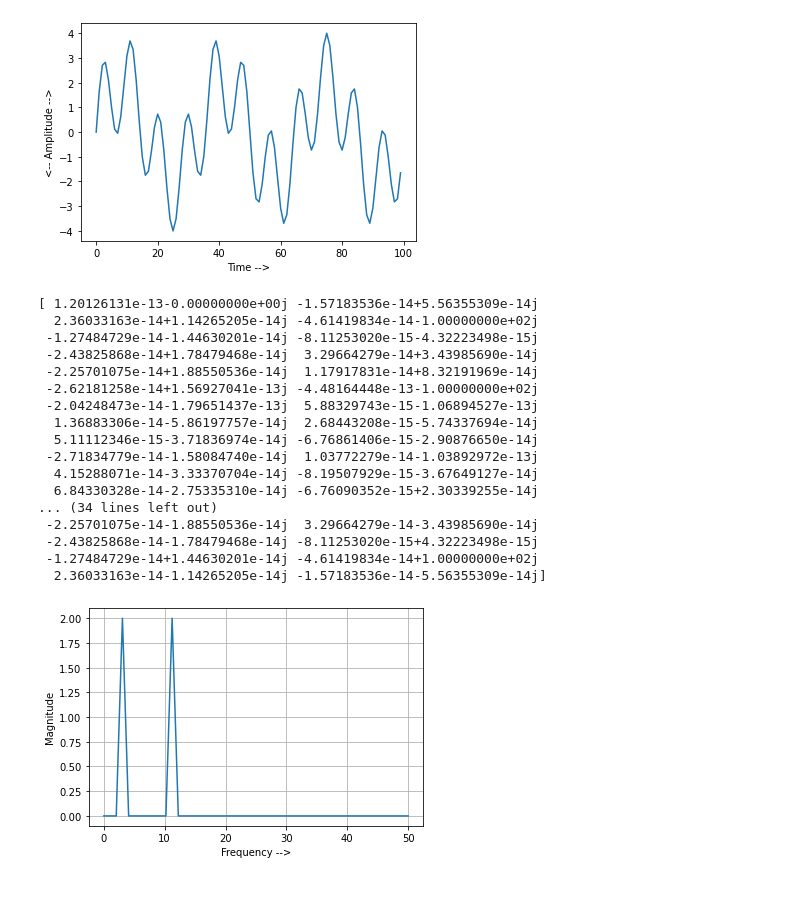
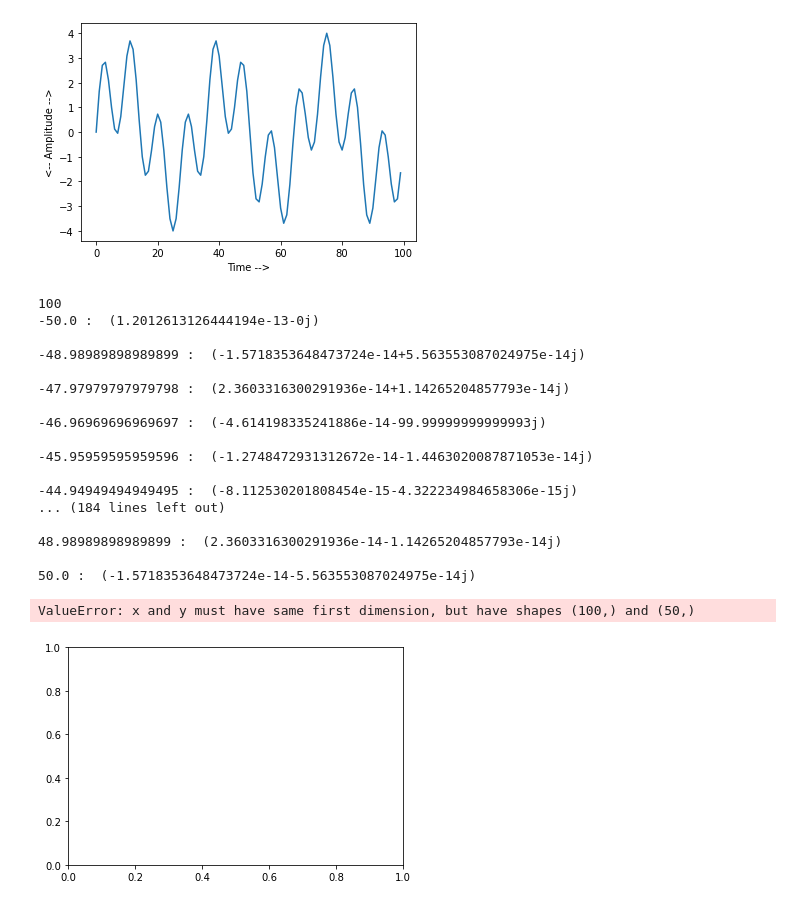
Before and after one commit to sipsorcery/prototypes, a Jupyter notebook: AudioScope/audio_visualise.ipynb, the cells around one changed output. Cells and saved outputs as stored; diff of their text form; code cells hidden in the pictures.

Commit message:
Math.Net and python scipy libraries appear to be returning fft results in the same format. Next stp to check rust fft.

```diff
--- a/AudioScope/audio_visualise.ipynb
+++ b/AudioScope/audio_visualise.ipynb
@@ -30,50 +30,53 @@ num_samples = 100
 x = np.arange(num_samples)
 yl_3 = 2 * np.sin(2*np.pi*3 * (x/num_samples))
 yl_11 = 2 * np.sin(2*np.pi*11 * (x/num_samples))
 yl_sum = yl_3 + yl_11
 #plt.figure(figsize=(20,10))
 plt.figure()
 #plt.stem(x,yl, 'r', use_line_collection=True)
 plt.plot(x,yl_sum)
 plt.xlabel("Time -->")
 plt.ylabel("<-- Amplitude -->")
 plt.show()
 
 #print(yl)
 
 def fft_plot(signal, sampling_rate):
     n = len(signal)
     T = 1/sampling_rate
     yf = scipy.fft.fft(signal)
-    print(yf)
-    xf = np.linspace(0.0, sampling_rate/2.0, n//2)
+    print(len(yf))
+    xf = np.linspace(-sampling_rate/2.0, sampling_rate/2.0, n)
     #print(xf)
+    for x,y in zip(xf, yf):
+        print(x , ": " ,y, "\n")
     fig, ax = plt.subplots()
     ax.plot(xf, 2.0/n * np.abs(yf[:n//2]))
     plt.grid()
     plt.xlabel("Frequency -->")
     plt.ylabel("Magnitude")
     return plt.show()
 
 fft_plot(yl_sum, num_samples)
 #fft_plot(audio_samples, audio_sampling_rate)
 # %% [output]
 [figure]
-[ 1.20126131e-13-0.00000000e+00j -1.57183536e-14+5.56355309e-14j
-  2.36033163e-14+1.14265205e-14j -4.61419834e-14-1.00000000e+02j
- -1.27484729e-14-1.44630201e-14j -8.11253020e-15-4.32223498e-15j
- -2.43825868e-14+1.78479468e-14j  3.29664279e-14+3.43985690e-14j
- -2.25701075e-14+1.88550536e-14j  1.17917831e-14+8.32191969e-14j
- -2.62181258e-14+1.56927041e-13j -4.48164448e-13-1.00000000e+02j
- -2.04248473e-14-1.79651437e-13j  5.88329743e-15-1.06894527e-13j
-  1.36883306e-14-5.86197757e-14j  2.68443208e-15-5.74337694e-14j
-  5.11112346e-15-3.71836974e-14j -6.76861406e-15-2.90876650e-14j
- -2.71834779e-14-1.58084740e-14j  1.03772279e-14-1.03892972e-13j
-  4.15288071e-14-3.33370704e-14j -8.19507929e-15-3.67649127e-14j
-  6.84330328e-14-2.75335310e-14j -6.76090352e-15+2.30339255e-14j
-... (34 lines left out)
- -2.25701075e-14-1.88550536e-14j  3.29664279e-14-3.43985690e-14j
- -2.43825868e-14-1.78479468e-14j -8.11253020e-15+4.32223498e-15j
- -1.27484729e-14+1.44630201e-14j -4.61419834e-14+1.00000000e+02j
-  2.36033163e-14-1.14265205e-14j -1.57183536e-14-5.56355309e-14j]
+100
+-50.0 :  (1.2012613126444194e-13-0j)
+
+-48.98989898989899 :  (-1.5718353648473724e-14+5.563553087024975e-14j)
+
+-47.97979797979798 :  (2.3603316300291936e-14+1.14265204857793e-14j)
+
+-46.96969696969697 :  (-4.614198335241886e-14-99.99999999999993j)
+
+-45.95959595959596 :  (-1.2748472931312672e-14-1.4463020087871053e-14j)
+
+-44.94949494949495 :  (-8.112530201808454e-15-4.322234984658306e-15j)
+... (184 lines left out)
+
+48.98989898989899 :  (2.3603316300291936e-14-1.14265204857793e-14j)
+
+50.0 :  (-1.5718353648473724e-14-5.563553087024975e-14j)
+ValueError: x and y must have same first dimension, but have shapes (100,) and (50,)
-[figure, old version]
+[figure, new version]
```
Also changed, not shown: 4 other files.
